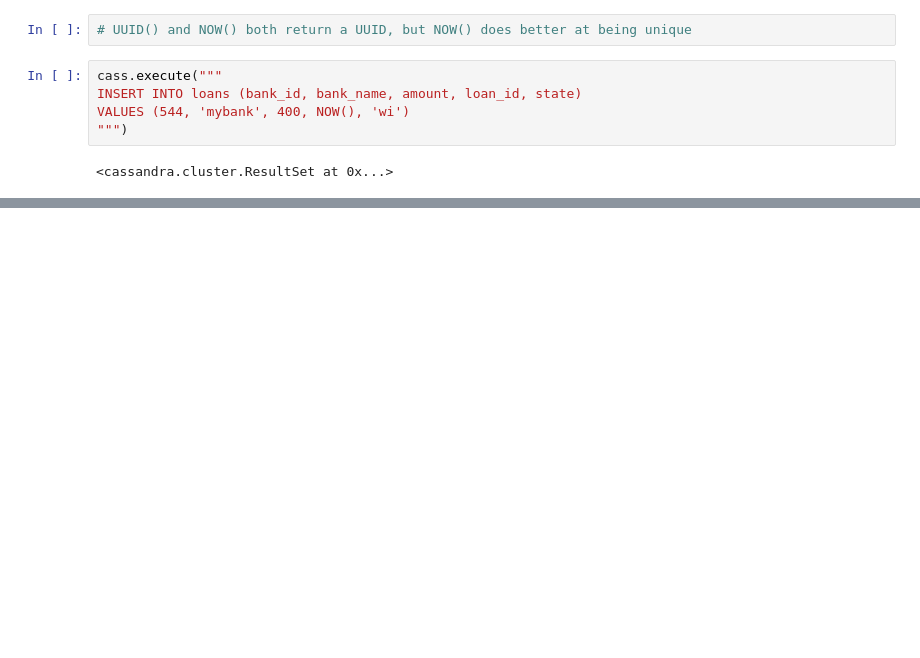
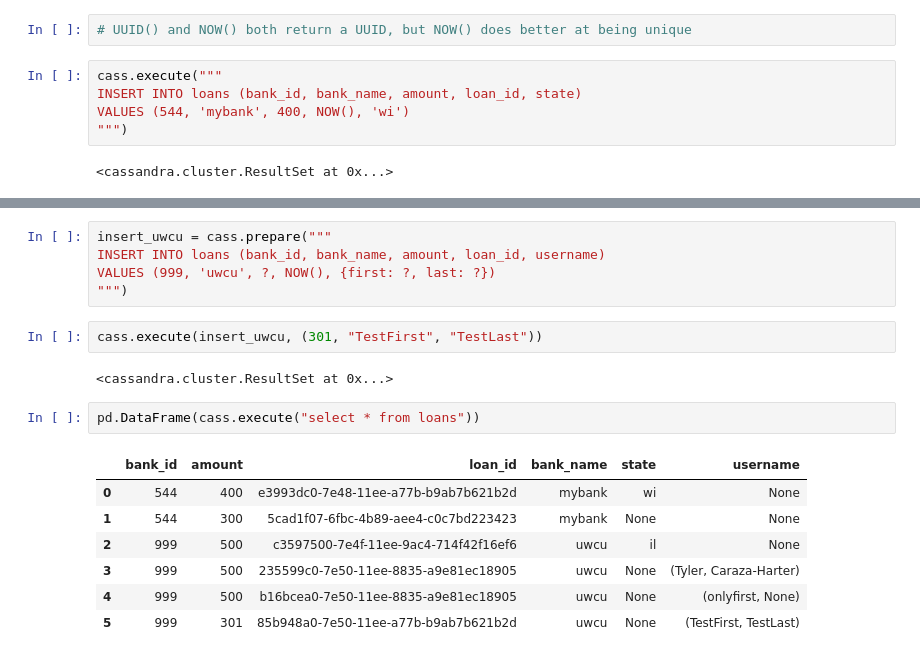
Before and after one commit to cs544-wisc/f23, a Jupyter notebook: lec/27-cassandra/1/demo/nb/demo.ipynb, the cells around one changed output, grey strips where cells are left out. Drawn from its saved outputs; the diff is of its cells as text; blank space fills up the shorter version.

```diff
--- a/lec/27-cassandra/1/demo/nb/demo.ipynb
+++ b/lec/27-cassandra/1/demo/nb/demo.ipynb
@@ -86,0 +143,19 @@ pd.DataFrame(cass.execute("select * from loans"))
+# %%
+insert_uwcu = cass.prepare("""
+INSERT INTO loans (bank_id, bank_name, amount, loan_id, username)
+VALUES (999, 'uwcu', ?, NOW(), {first: ?, last: ?})
+""")
+# %%
+cass.execute(insert_uwcu, (301, "TestFirst", "TestLast"))
+# %% [output]
+<cassandra.cluster.ResultSet at 0x...>
+# %%
+pd.DataFrame(cass.execute("select * from loans"))
+# %% [output]
+|  | bank_id | amount | loan_id | bank_name | state | username |
+| 0 | 544 | 400 | e3993dc0-7e48-11ee-a77b-b9ab7b621b2d | mybank | wi | None |
+| 1 | 544 | 300 | 5cad1f07-6fbc-4b89-aee4-c0c7bd223423 | mybank | None | None |
+| 2 | 999 | 500 | c3597500-7e4f-11ee-9ac4-714f42f16ef6 | uwcu | il | None |
+| 3 | 999 | 500 | 235599c0-7e50-11ee-8835-a9e81ec18905 | uwcu | None | (Tyler, Caraza-Harter) |
+| 4 | 999 | 500 | b16bcea0-7e50-11ee-8835-a9e81ec18905 | uwcu | None | (onlyfirst, None) |
+| 5 | 999 | 301 | 85b948a0-7e50-11ee-a77b-b9ab7b621b2d | uwcu | None | (TestFirst, TestLast) |
```
Also changed, not shown: parts of 23 cells of this notebook, 1 other file.
